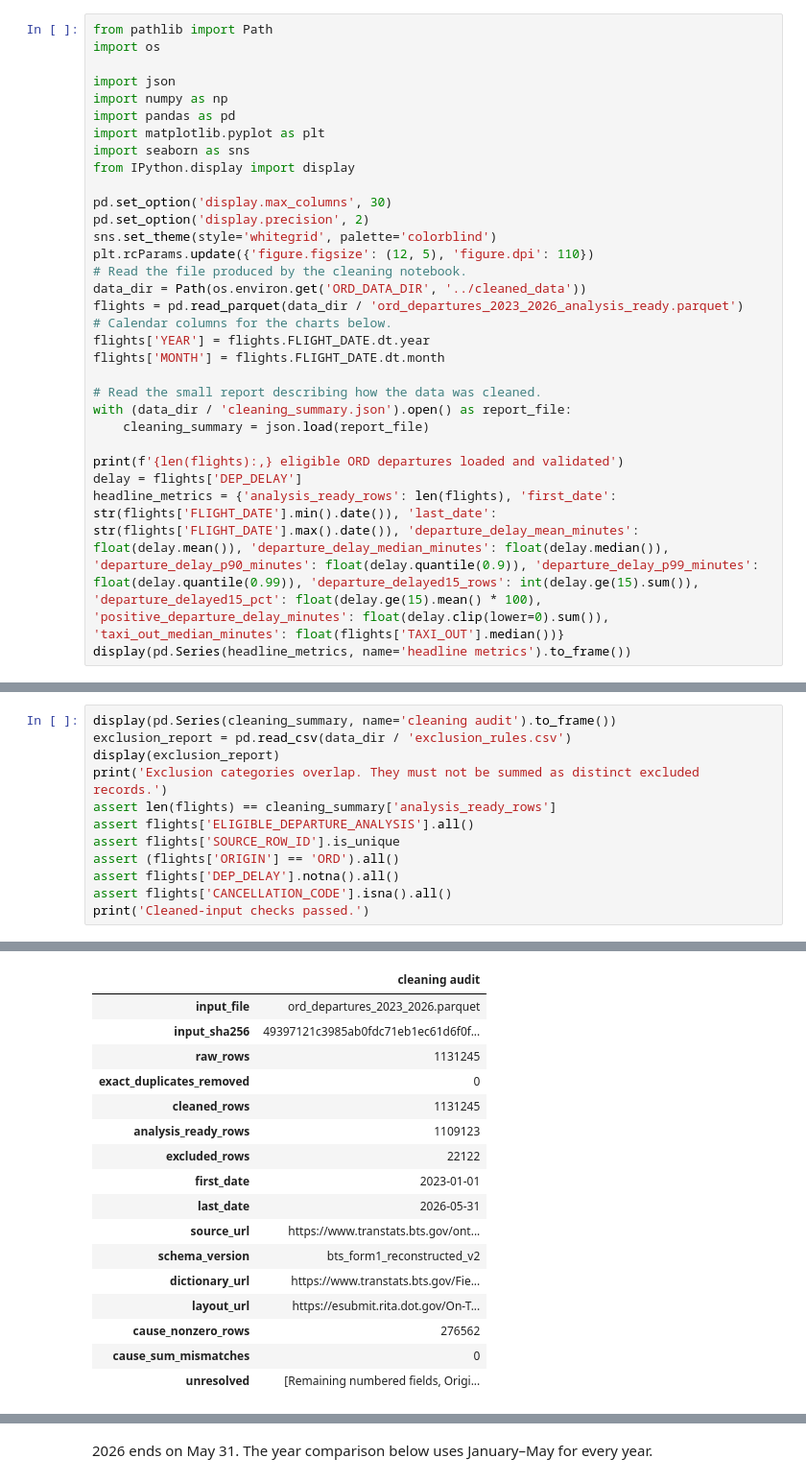
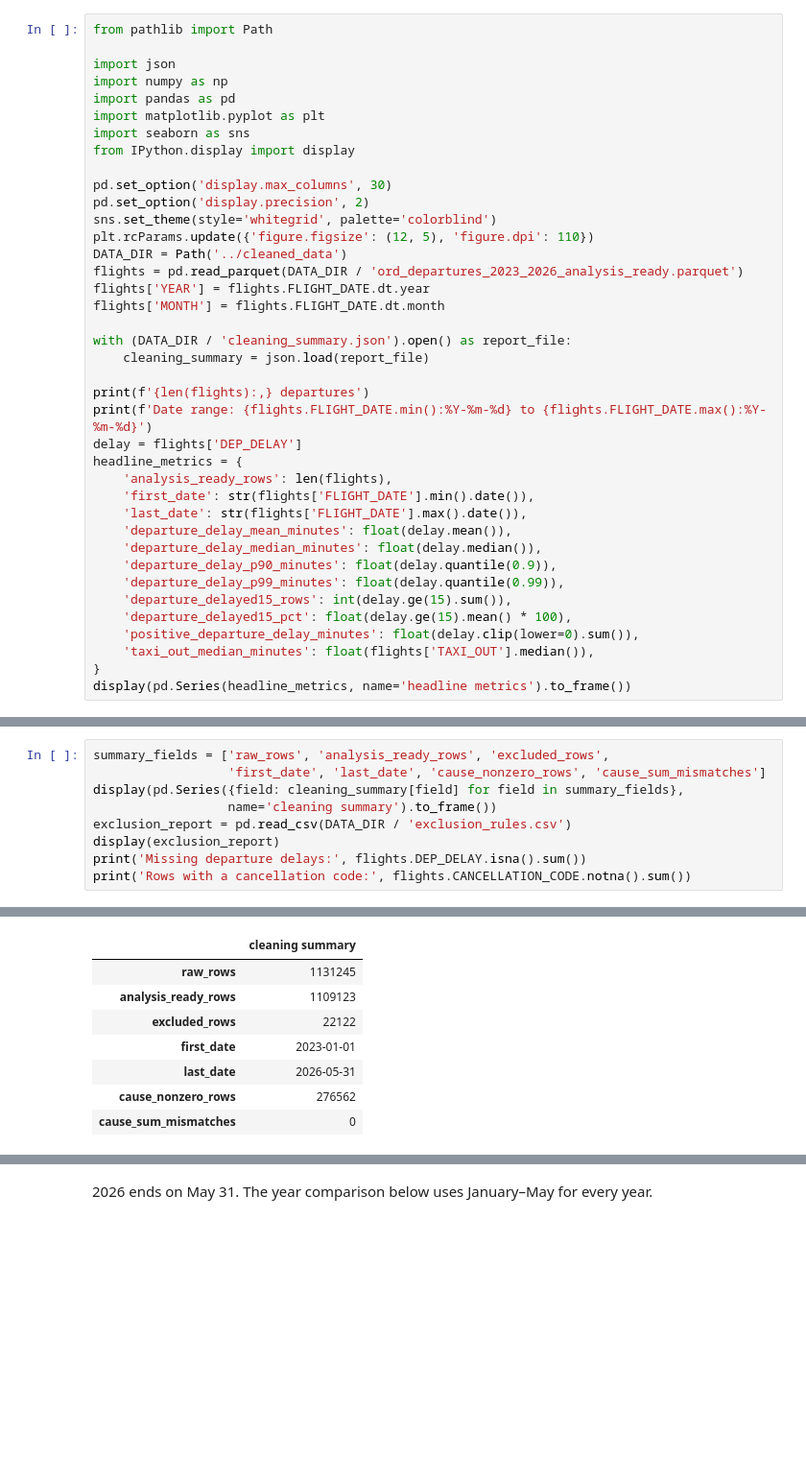
Before and after one commit to giangbuiauthentix/ord-flight-delay-analysis, a Jupyter notebook: ord_departure_reliability_eda.ipynb, the cells around one changed output, grey strips where cells are left out. Shown at 96% size. Drawn from its saved outputs; the diff is of its cells as text; blank space fills up the shorter version.

Commit message:
Clarify ORD data scope and consolidate EDA takeaways

```diff
--- a/ord_departure_reliability_eda.ipynb
+++ b/ord_departure_reliability_eda.ipynb
@@ -23,6 +19,5 @@ The [cleaning notebook](ord_data_cleaning.ipynb) explains the BTS schema fixes a
 # %%
 from pathlib import Path
-import os
 
 import json
 import numpy as np
@@ -35,19 +30,29 @@ pd.set_option('display.max_columns', 30)
 pd.set_option('display.precision', 2)
 sns.set_theme(style='whitegrid', palette='colorblind')
 plt.rcParams.update({'figure.figsize': (12, 5), 'figure.dpi': 110})
-# Read the file produced by the cleaning notebook.
-data_dir = Path(os.environ.get('ORD_DATA_DIR', '../cleaned_data'))
-flights = pd.read_parquet(data_dir / 'ord_departures_2023_2026_analysis_ready.parquet')
-# Calendar columns for the charts below.
+DATA_DIR = Path('../cleaned_data')
+flights = pd.read_parquet(DATA_DIR / 'ord_departures_2023_2026_analysis_ready.parquet')
 flights['YEAR'] = flights.FLIGHT_DATE.dt.year
 flights['MONTH'] = flights.FLIGHT_DATE.dt.month
 
-# Read the small report describing how the data was cleaned.
-with (data_dir / 'cleaning_summary.json').open() as report_file:
+with (DATA_DIR / 'cleaning_summary.json').open() as report_file:
     cleaning_summary = json.load(report_file)
 
-print(f'{len(flights):,} eligible ORD departures loaded and validated')
+print(f'{len(flights):,} departures')
+print(f'Date range: {flights.FLIGHT_DATE.min():%Y-%m-%d} to {flights.FLIGHT_DATE.max():%Y-%m-%d}')
 delay = flights['DEP_DELAY']
-headline_metrics = {'analysis_ready_rows': len(flights), 'first_date': str(flights['FLIGHT_DATE'].min().date()), 'last_date': str(flights['FLIGHT_DATE'].max().date()), 'departure_delay_mean_minutes': float(delay.mean()), 'departure_delay_median_minutes': float(delay.median()), 'departure_delay_p90_minutes': float(delay.quantile(0.9)), 'departure_delay_p99_minutes': float(delay.quantile(0.99)), 'departure_delayed15_rows': int(delay.ge(15).sum()), 'departure_delayed15_pct': float(delay.ge(15).mean() * 100), 'positive_departure_delay_minutes': float(delay.clip(lower=0).sum()), 'taxi_out_median_minutes': float(flights['TAXI_OUT'].median())}
+headline_metrics = {
+    'analysis_ready_rows': len(flights),
+    'first_date': str(flights['FLIGHT_DATE'].min().date()),
+    'last_date': str(flights['FLIGHT_DATE'].max().date()),
+    'departure_delay_mean_minutes': float(delay.mean()),
+    'departure_delay_median_minutes': float(delay.median()),
+    'departure_delay_p90_minutes': float(delay.quantile(0.9)),
+    'departure_delay_p99_minutes': float(delay.quantile(0.99)),
+    'departure_delayed15_rows': int(delay.ge(15).sum()),
+    'departure_delayed15_pct': float(delay.ge(15).mean() * 100),
+    'positive_departure_delay_minutes': float(delay.clip(lower=0).sum()),
+    'taxi_out_median_minutes': float(flights['TAXI_OUT'].median()),
+}
 display(pd.Series(headline_metrics, name='headline metrics').to_frame())
 # %% [output]
@@ -110,13 +117,10 @@ The cleaned master keeps source values and quality flags. The analysis-ready fil
 # %%
-display(pd.Series(cleaning_summary, name='cleaning audit').to_frame())
-exclusion_report = pd.read_csv(data_dir / 'exclusion_rules.csv')
+summary_fields = ['raw_rows', 'analysis_ready_rows', 'excluded_rows',
+                  'first_date', 'last_date', 'cause_nonzero_rows', 'cause_sum_mismatches']
+display(pd.Series({field: cleaning_summary[field] for field in summary_fields},
+                  name='cleaning summary').to_frame())
+exclusion_report = pd.read_csv(DATA_DIR / 'exclusion_rules.csv')
 display(exclusion_report)
-print('Exclusion categories overlap. They must not be summed as distinct excluded records.')
-assert len(flights) == cleaning_summary['analysis_ready_rows']
-assert flights['ELIGIBLE_DEPARTURE_ANALYSIS'].all()
-assert flights['SOURCE_ROW_ID'].is_unique
-assert (flights['ORIGIN'] == 'ORD').all()
-assert flights['DEP_DELAY'].notna().all()
-assert flights['CANCELLATION_CODE'].isna().all()
-print('Cleaned-input checks passed.')
+print('Missing departure delays:', flights.DEP_DELAY.isna().sum())
+print('Rows with a cancellation code:', flights.CANCELLATION_CODE.notna().sum())
 # %% [output]
@@ -125,20 +129,11 @@ Cleaned-input checks passed.
-|  | cleaning audit |
-| input_file | ord_departures_2023_2026.parquet |
-| input_sha256 | 49397121c3985ab0fdc71eb1ec61d6f0f... |
+|  | cleaning summary |
 | raw_rows | 1131245 |
-| exact_duplicates_removed | 0 |
-| cleaned_rows | 1131245 |
 | analysis_ready_rows | 1109123 |
 | excluded_rows | 22122 |
 | first_date | 2023-01-01 |
 | last_date | 2026-05-31 |
-| source_url | https://www.transtats.bts.gov/ont... |
-| schema_version | bts_form1_reconstructed_v2 |
-| dictionary_url | https://www.transtats.bts.gov/Fie... |
-| layout_url | https://esubmit.rita.dot.gov/On-T... |
 | cause_nonzero_rows | 276562 |
 | cause_sum_mismatches | 0 |
-| unresolved | [Remaining numbered fields, Origi... |
 |  | rule | rows |
 | 0 | invalid_date | 0 |
 | 1 | non_ord_origin | 0 |
```
Also changed, not shown: parts of 35 cells of this notebook, 2 other files.
